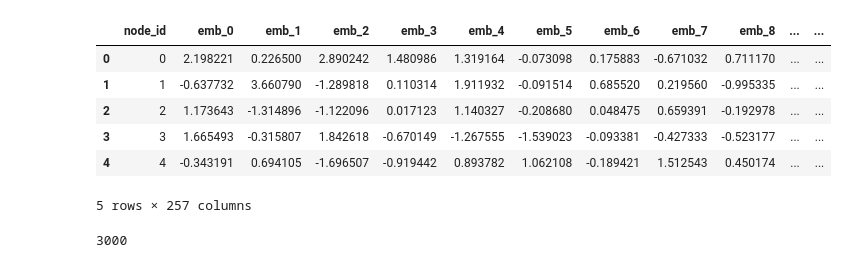
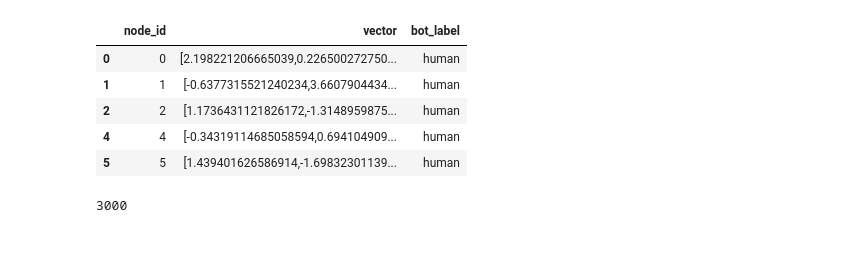
Before and after one commit to samuncleML/Bot-Detection, a Jupyter notebook: src/bot_GCL.ipynb, the cells around one changed output. Cells and saved outputs as stored; diff of their text form; code cells hidden in the pictures.

```diff
--- a/src/bot_GCL.ipynb
+++ b/src/bot_GCL.ipynb
@@ -5,14 +5,14 @@ import pandas as pd
 import numpy as np
 import torch
 # %%
-features = pd.read_csv(r'C:\Users\Administrator\Desktop\Research\Social media mining research\project\data\features_pca256.csv')
+features = pd.read_csv(r'C:\Users\Administrator\Desktop\Research\Social media mining research\project\data\features_pca256_new.csv')
+features = features[features['bot_label'] == 'human']
 features.head()
 # %% [output]
-|  | node_id | emb_0 | emb_1 | emb_2 | emb_3 | emb_4 | emb_5 | emb_6 | emb_7 | emb_8 | ... | ... |
-| 0 | 0 | 2.198221 | 0.226500 | 2.890242 | 1.480986 | 1.319164 | -0.073098 | 0.175883 | -0.671032 | 0.711170 | ... | ... |
-| 1 | 1 | -0.637732 | 3.660790 | -1.289818 | 0.110314 | 1.911932 | -0.091514 | 0.685520 | 0.219560 | -0.995335 | ... | ... |
-| 2 | 2 | 1.173643 | -1.314896 | -1.122096 | 0.017123 | 1.140327 | -0.208680 | 0.048475 | 0.659391 | -0.192978 | ... | ... |
-| 3 | 3 | 1.665493 | -0.315807 | 1.842618 | -0.670149 | -1.267555 | -1.539023 | -0.093381 | -0.427333 | -0.523177 | ... | ... |
-| 4 | 4 | -0.343191 | 0.694105 | -1.696507 | -0.919442 | 0.893782 | 1.062108 | -0.189421 | 1.512543 | 0.450174 | ... | ... |
+|  | node_id | vector | bot_label |
+| 0 | 0 | [2.198221206665039,0.226500272750... | human |
+| 1 | 1 | [-0.6377315521240234,3.6607904434... | human |
+| 2 | 2 | [1.1736431121826172,-1.3148959875... | human |
+| 4 | 4 | [-0.34319114685058594,0.694104909... | human |
+| 5 | 5 | [1.439401626586914,-1.69832301139... | human |
-5 rows × 257 columns
 # %%
```
Also changed, not shown: parts of 13 cells of this notebook, 2 other files.
